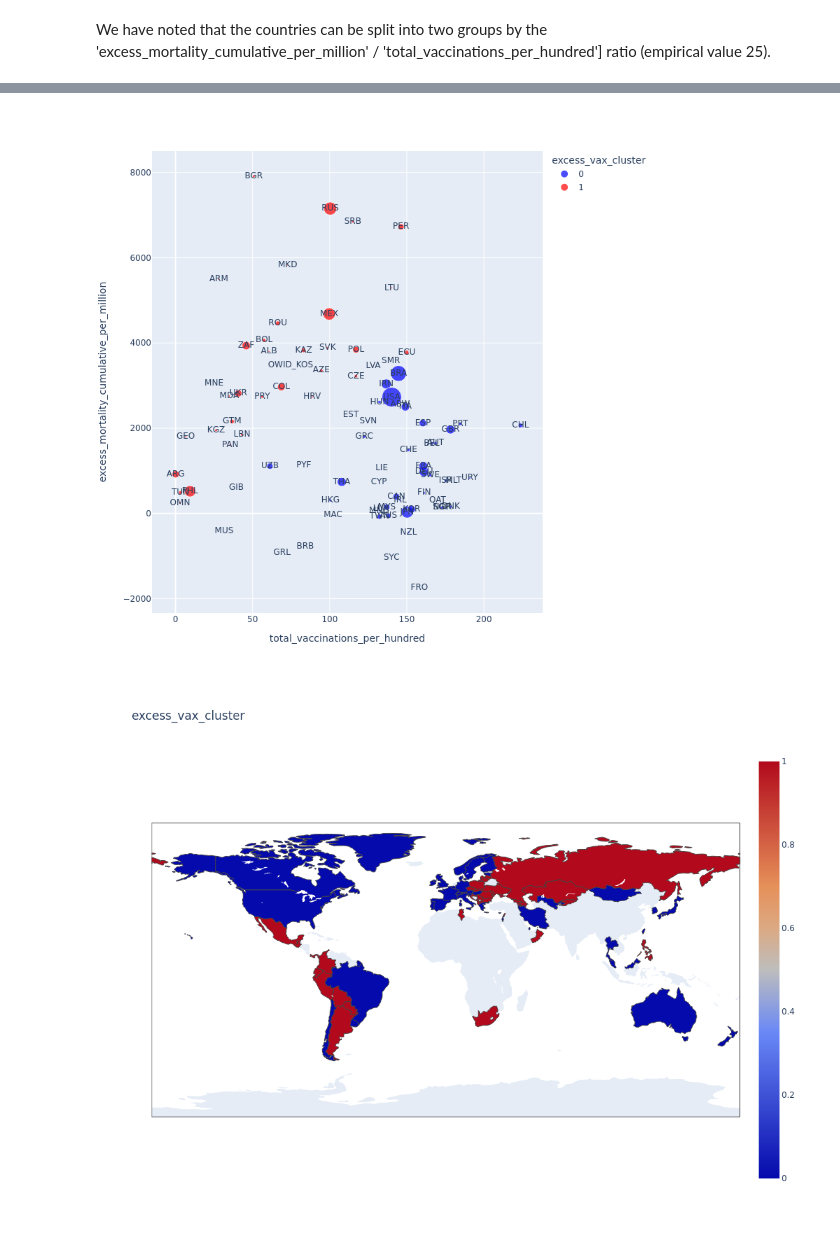
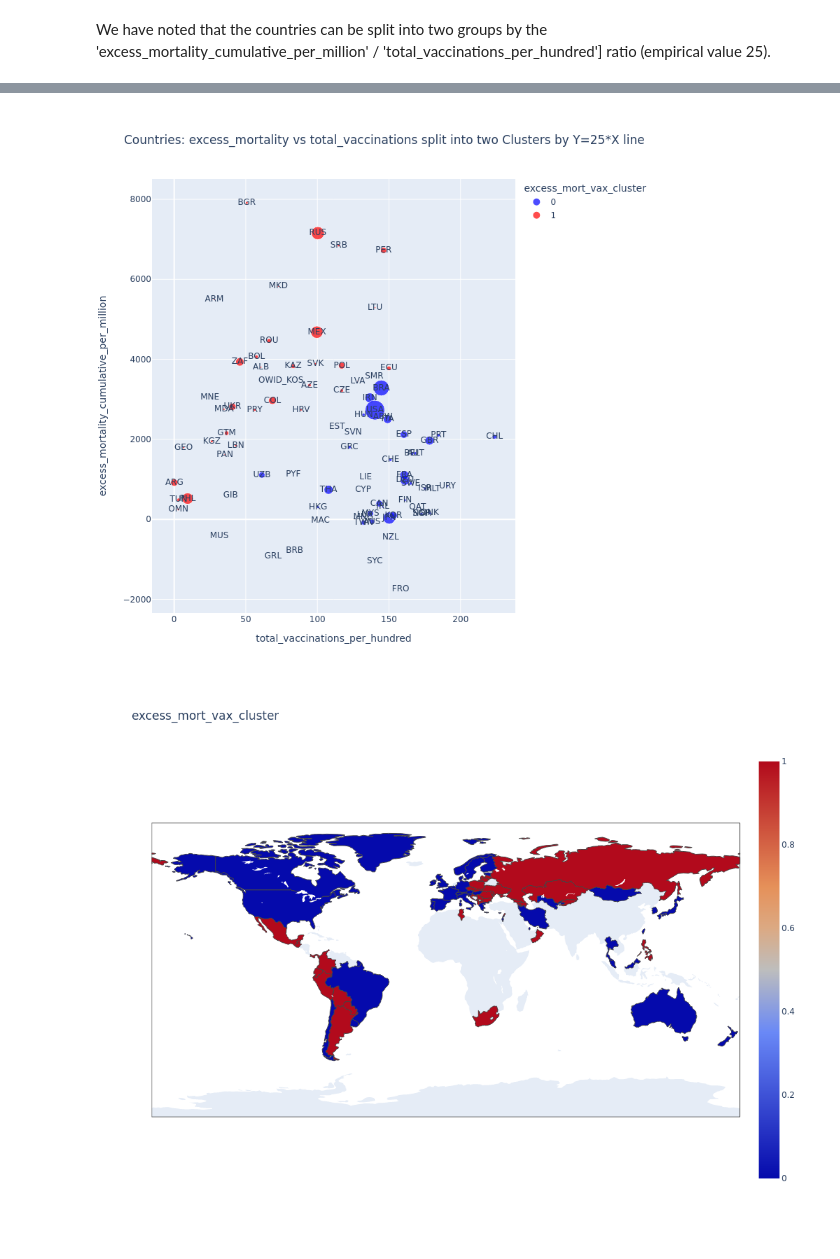
Before and after one commit to Dabbrivia/owid-covid, a Jupyter notebook: owid-covid-vax-mort-map.ipynb, the cells around one changed output, grey strips where cells are left out. Cells and saved outputs as stored; diff of their text form; code cells hidden in the pictures.

Commit message:
titles

```diff
--- a/owid-covid-vax-mort-map.ipynb
+++ b/owid-covid-vax-mort-map.ipynb
@@ -39,5 +41,5 @@ df_latest=df.loc[df.groupby(['iso_code'])['total_vaccinations_per_hundred'].idxm
 # %% [markdown]
 We have noted that the countries can be split into two groups by the 'excess_mortality_cumulative_per_million' / 'total_vaccinations_per_hundred'] ratio (empirical value 25).
 # %%
-df_latest['excess_vax_cluster']=np.where(df_latest['excess_mortality_cumulative_per_million']/df_latest['total_vaccinations_per_hundred']>25,'1','0')
+df_latest['excess_mort_vax_cluster']=np.where(df_latest['excess_mortality_cumulative_per_million']/df_latest['total_vaccinations_per_hundred']>25,'1','0')
 # %% [markdown]
@@ -45,35 +47,36 @@ df_latest['excess_vax_cluster']=np.where(df_latest['excess_mortality_cumulative_
 # %%
 fig = px.scatter(df_latest,
               x='total_vaccinations_per_hundred',
               y='excess_mortality_cumulative_per_million',
-              color='excess_vax_cluster',
+              color='excess_mort_vax_cluster',
               color_discrete_sequence=['blue','red'],
               size='population',
               text='iso_code',
               width=800,
               height=800,
+              title='Countries: excess_mortality vs total_vaccinations split into two Clusters by Y=25*X line'
              )
 fig.show('png')
 
-for metric in ['excess_vax_cluster','excess_mortality_cumulative_per_million','total_vaccinations_per_hundred',]:
+for metric in ['excess_mort_vax_cluster','excess_mortality_cumulative_per_million','total_vaccinations_per_hundred',]:
     fig = go.Figure(data=go.Choropleth(
         locationmode = 'ISO-3',
         locations = df_latest['iso_code'],
         z = df_latest[metric],
         autocolorscale=False,
         #showscale=False
     ))
     fig.update_layout(
         width=1024,
         height=800,
         title_text=metric,
         geo=dict(
             showcoastlines=False,
         ),
         )
     fig.show('png')
 # %% [output]
-[figure, old version]
+[figure, new version]
-[figure, old version]
+[figure, new version]
 [figure]
 [figure]
```
Also changed, not shown: parts of 3 cells of this notebook.
